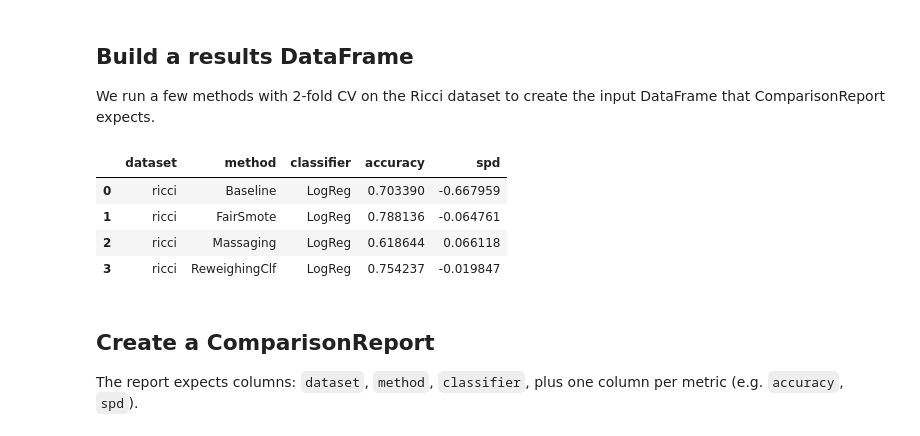
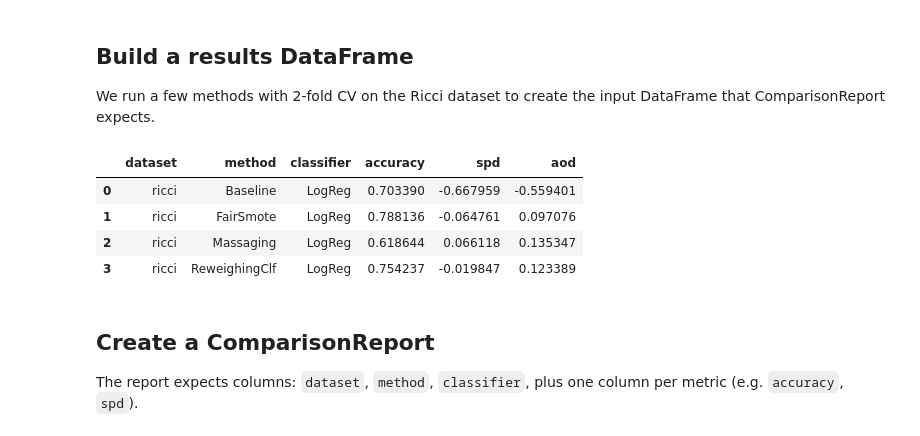
Before and after one commit to jmcfig/scikit-fair, a Jupyter notebook: examples/04_comparison.ipynb, the cells around one changed output. Drawn from its saved outputs; the diff is of its cells as text; code cells hidden in the pictures.

```diff
--- a/examples/04_comparison.ipynb
+++ b/examples/04_comparison.ipynb
@@ -17,7 +17,7 @@ from sklearn.linear_model import LogisticRegression
 from sklearn.model_selection import StratifiedKFold
 from skfair.datasets import load_ricci
 from skfair.preprocessing import FairSmote, Massaging, ReweighingClassifier
-from skfair.metrics import accuracy, statistical_parity_difference
+from skfair.metrics import accuracy, statistical_parity_difference, average_odds_difference
 
 X, y = load_ricci(preprocessed=True)
 sens = X["Race"]
@@ -34,39 +34,41 @@ methods = {
 }
 
 rows = []
 for name, method in methods.items():
-    acc_scores, spd_scores = [], []
+    acc_scores, spd_scores, aod_scores = [], [], []
     for train_idx, test_idx in cv.split(X, y):
         X_tr, X_te = X.iloc[train_idx], X.iloc[test_idx]
         y_tr, y_te = y.iloc[train_idx], y.iloc[test_idx]
 
         if name == "ReweighingClf":
             method.fit(X_tr, y_tr)
             y_pred = method.predict(X_te)
         else:
             if method is not None:
                 X_tr, y_tr = method.fit_resample(X_tr, y_tr)
             clf = LogisticRegression(solver="liblinear", max_iter=1000, random_state=42)
             clf.fit(X_tr, y_tr)
             y_pred = clf.predict(X_te)
 
         acc_scores.append(accuracy(y_te, y_pred))
         spd_scores.append(statistical_parity_difference(y_te, y_pred, X_te["Race"]))
+        aod_scores.append(average_odds_difference(y_te, y_pred, X_te["Race"]))
 
     rows.append({
         "dataset": "ricci", "method": name, "classifier": "LogReg",
         "accuracy": np.mean(acc_scores),
         "spd": np.mean(spd_scores),
+        "aod": np.mean(aod_scores)
     })
 
 results_df = pd.DataFrame(rows)
 results_df
 # %% [output]
-|  | dataset | method | classifier | accuracy | spd |
-| 0 | ricci | Baseline | LogReg | 0.703390 | -0.667959 |
-| 1 | ricci | FairSmote | LogReg | 0.788136 | -0.064761 |
-| 2 | ricci | Massaging | LogReg | 0.618644 | 0.066118 |
-| 3 | ricci | ReweighingClf | LogReg | 0.754237 | -0.019847 |
+|  | dataset | method | classifier | accuracy | spd | aod |
+| 0 | ricci | Baseline | LogReg | 0.703390 | -0.667959 | -0.559401 |
+| 1 | ricci | FairSmote | LogReg | 0.788136 | -0.064761 | 0.097076 |
+| 2 | ricci | Massaging | LogReg | 0.618644 | 0.066118 | 0.135347 |
+| 3 | ricci | ReweighingClf | LogReg | 0.754237 | -0.019847 | 0.123389 |
 # %% [markdown]
 ## Create a ComparisonReport
 
```
Also changed, not shown: parts of 2 cells of this notebook, 7 other files.
